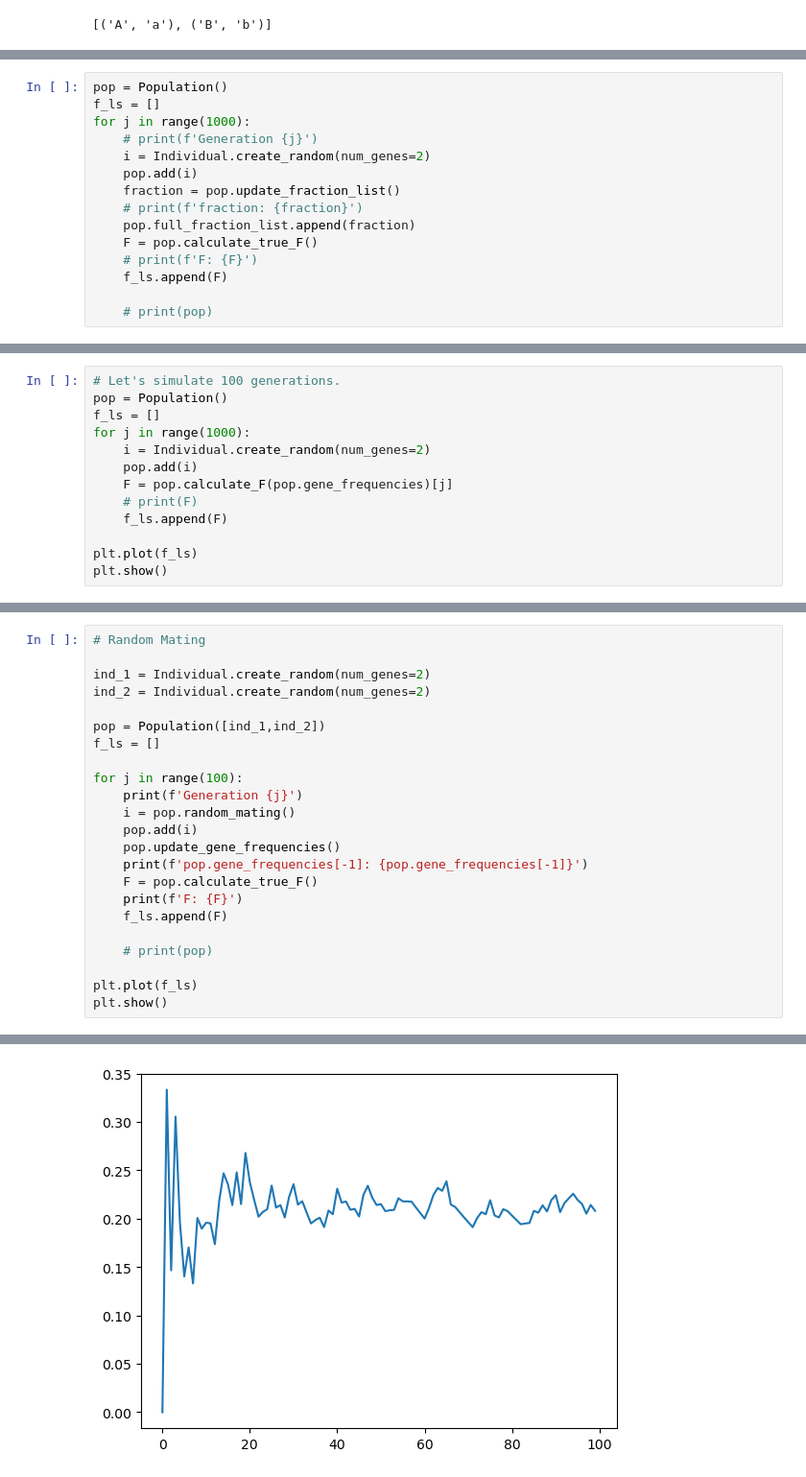
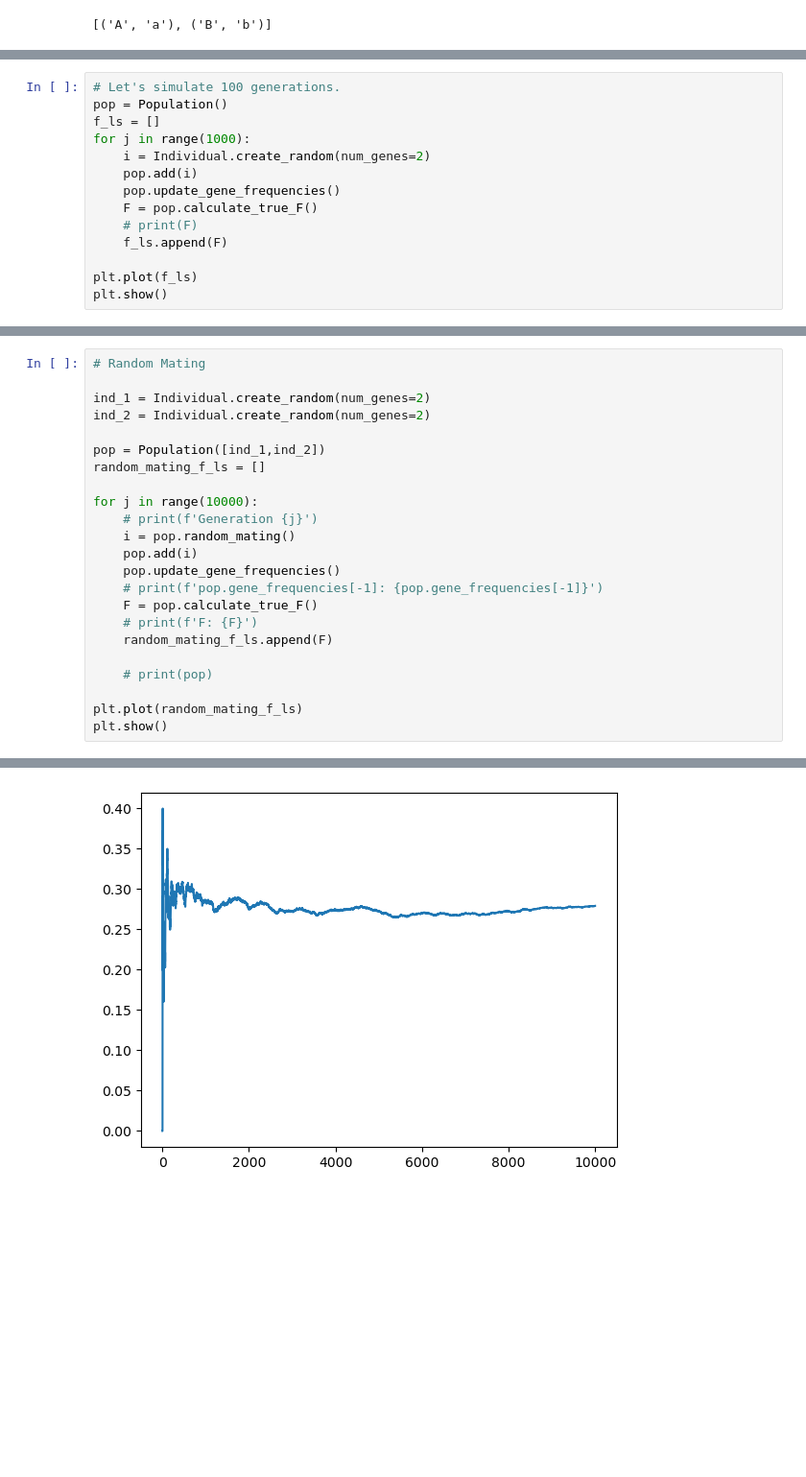
Before and after one commit to roboticapples14/computational_ecology, a Jupyter notebook: Genetics.ipynb, the cells around one changed output, grey strips where cells are left out. Shown: that part at 96% size. Drawn from its saved outputs; the diff is of its cells as text; blank space fills up the shorter version.

```diff
--- a/Genetics.ipynb
+++ b/Genetics.ipynb
@@ -185,15 +197,14 @@ Here is a simple example
 # %%
+# Let's simulate 100 generations.
 pop = Population()
 f_ls = []
 for j in range(1000):
-    # print(f'Generation {j}')
     i = Individual.create_random(num_genes=2)
     pop.add(i)
-    fraction = pop.update_fraction_list()
-    # print(f'fraction: {fraction}')
-    pop.full_fraction_list.append(fraction)
+    pop.update_gene_frequencies()
     F = pop.calculate_true_F()
-    # print(f'F: {F}')
+    # print(F)
     f_ls.append(F)
 
-    # print(pop)
+plt.plot(f_ls)
+plt.show()
@@ -206,13 +212,0 @@ plt.show()
-# %%
-# Let's simulate 100 generations.
-pop = Population()
-f_ls = []
-for j in range(1000):
-    i = Individual.create_random(num_genes=2)
-    pop.add(i)
-    F = pop.calculate_F(pop.gene_frequencies)[j]
-    # print(F)
-    f_ls.append(F)
-
-plt.plot(f_ls)
-plt.show()
@@ -225,20 +219,20 @@ ind_1 = Individual.create_random(num_genes=2)
 ind_2 = Individual.create_random(num_genes=2)
 
 pop = Population([ind_1,ind_2])
-f_ls = []
+random_mating_f_ls = []
 
-for j in range(100):
-    print(f'Generation {j}')
+for j in range(10000):
+    # print(f'Generation {j}')
     i = pop.random_mating()
     pop.add(i)
     pop.update_gene_frequencies()
-    print(f'pop.gene_frequencies[-1]: {pop.gene_frequencies[-1]}')
+    # print(f'pop.gene_frequencies[-1]: {pop.gene_frequencies[-1]}')
     F = pop.calculate_true_F()
-    print(f'F: {F}')
-    f_ls.append(F)
+    # print(f'F: {F}')
+    random_mating_f_ls.append(F)
 
     # print(pop)
 
-plt.plot(f_ls)
+plt.plot(random_mating_f_ls)
 plt.show()
 # %% [output]
@@ -262 +239 @@ F: 0.2081149393879173
-[figure, old version]
+[figure, new version]
```
Also changed, not shown: parts of 18 cells of this notebook.
